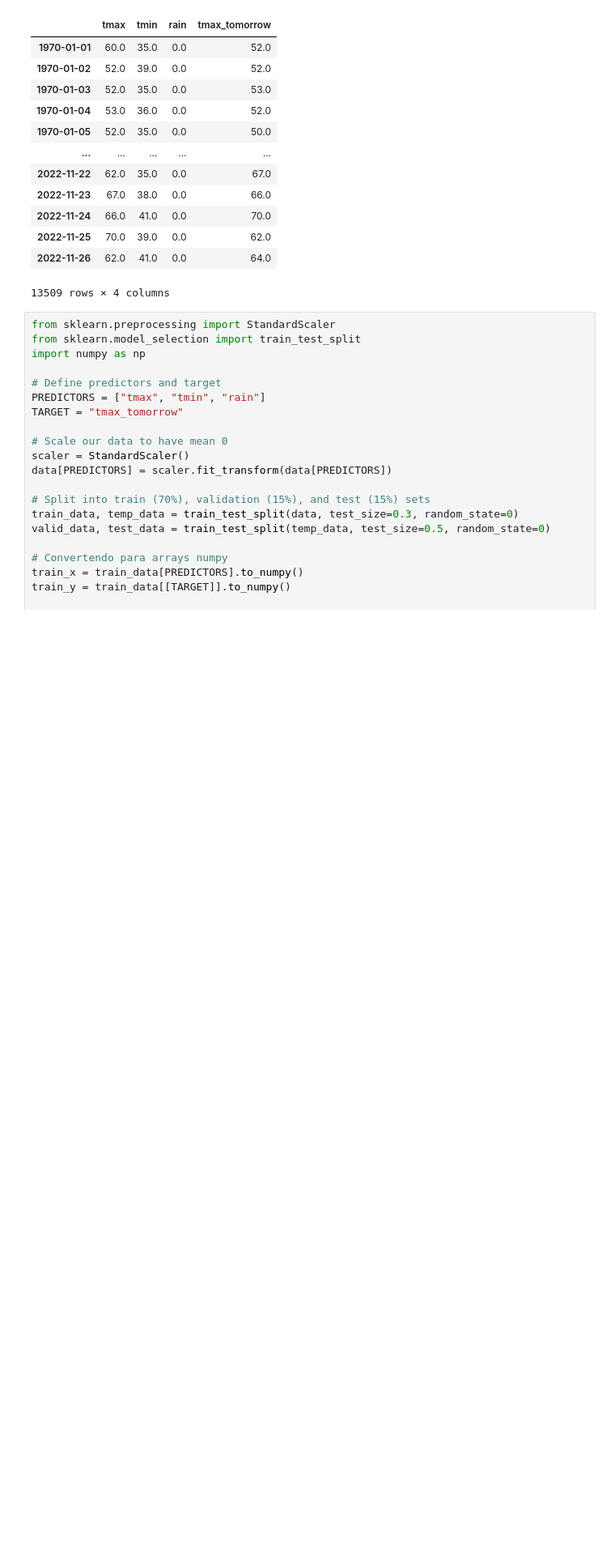
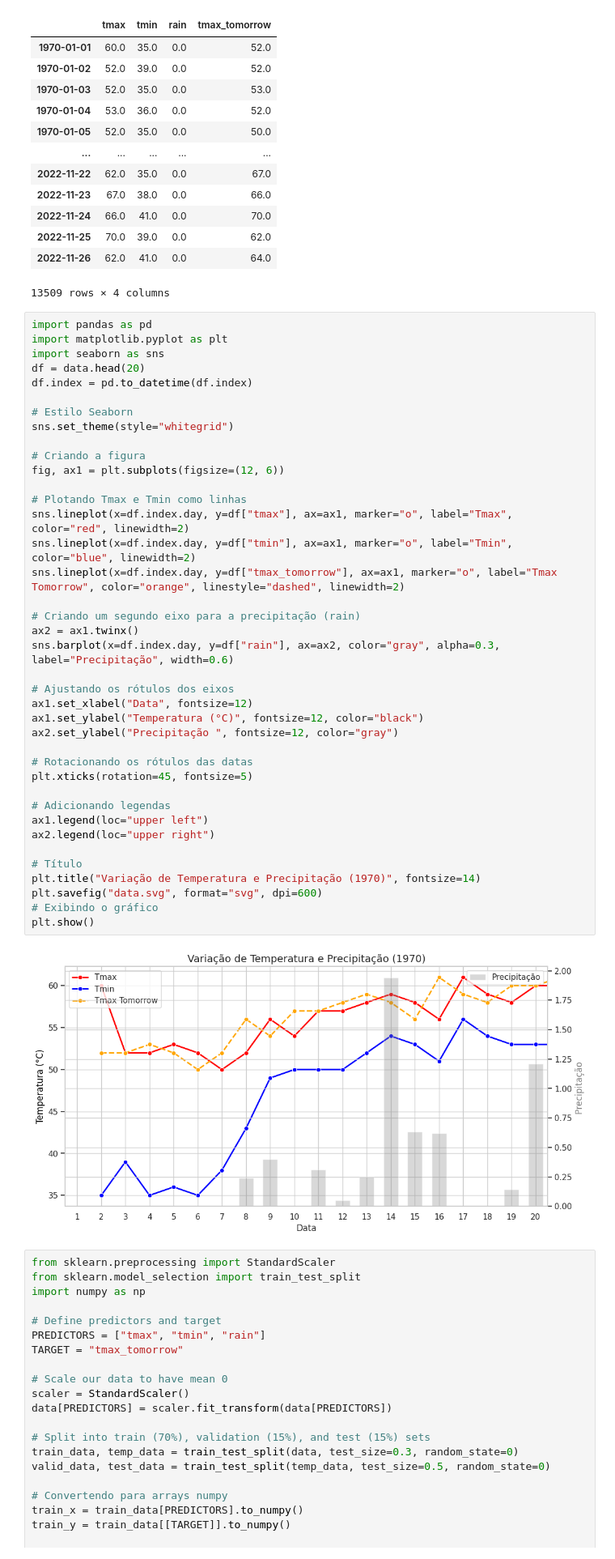
Before and after one commit to sarahmss/IC-2025.1, a Jupyter notebook: scratch/Rnn.ipynb, the cells around one changed output. Shown at 81% size. Drawn from its saved outputs; the diff is of its cells as text; blank space fills up the shorter version.

```diff
--- a/scratch/Rnn.ipynb
+++ b/scratch/Rnn.ipynb
@@ -19,6 +19,47 @@ data
 | 2022-11-25 | 70.0 | 39.0 | 0.0 | 62.0 |
 | 2022-11-26 | 62.0 | 41.0 | 0.0 | 64.0 |
 13509 rows × 4 columns
+# %%
+import pandas as pd
+import matplotlib.pyplot as plt
+import seaborn as sns
+df = data.head(20)
+df.index = pd.to_datetime(df.index)
+
+# Estilo Seaborn
+sns.set_theme(style="whitegrid")
+
+# Criando a figura
+fig, ax1 = plt.subplots(figsize=(12, 6))
+
+# Plotando Tmax e Tmin como linhas
+sns.lineplot(x=df.index.day, y=df["tmax"], ax=ax1, marker="o", label="Tmax", color="red", linewidth=2)
+sns.lineplot(x=df.index.day, y=df["tmin"], ax=ax1, marker="o", label="Tmin", color="blue", linewidth=2)
+sns.lineplot(x=df.index.day, y=df["tmax_tomorrow"], ax=ax1, marker="o", label="Tmax Tomorrow", color="orange", linestyle="dashed", linewidth=2)
+
+# Criando um segundo eixo para a precipitação (rain)
+ax2 = ax1.twinx()
+sns.barplot(x=df.index.day, y=df["rain"], ax=ax2, color="gray", alpha=0.3, label="Precipitação", width=0.6)
+
+# Ajustando os rótulos dos eixos
+ax1.set_xlabel("Data", fontsize=12)
+ax1.set_ylabel("Temperatura (°C)", fontsize=12, color="black")
+ax2.set_ylabel("Precipitação ", fontsize=12, color="gray")
+
+# Rotacionando os rótulos das datas
+plt.xticks(rotation=45, fontsize=5)
+
+# Adicionando legendas
+ax1.legend(loc="upper left")
+ax2.legend(loc="upper right")
+
+# Título
+plt.title("Variação de Temperatura e Precipitação (1970)", fontsize=14)
+plt.savefig("data.svg", format="svg", dpi=600)
+# Exibindo o gráfico
+plt.show()
+# %% [output]
+[figure, added]
 # %%
 from sklearn.preprocessing import StandardScaler
 from sklearn.model_selection import train_test_split
```
Also changed, not shown: parts of 1 cell of this notebook, 3 other files.
